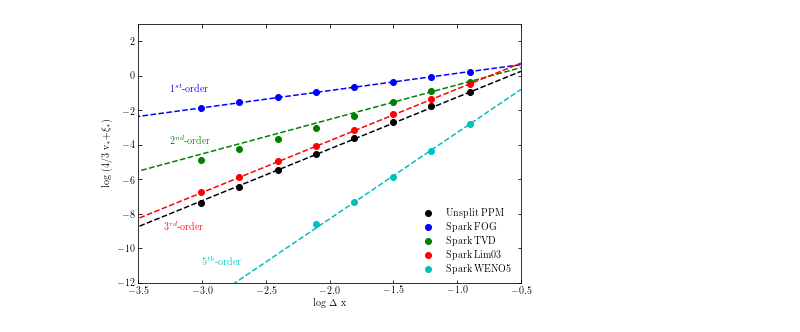
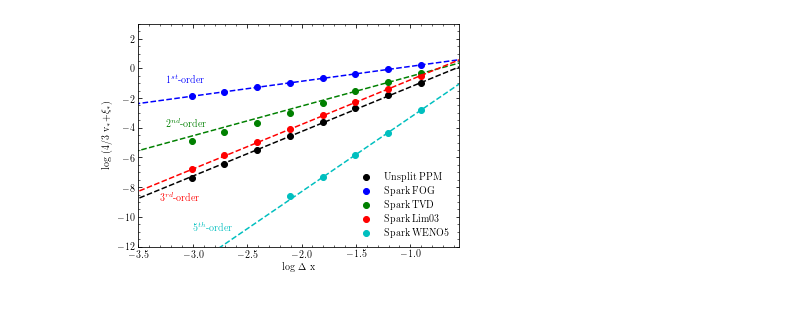
Before and after one commit to smcouch/INCITE_2018, a Jupyter notebook: figs/Convergence.ipynb, the cells around one changed output. Drawn from its saved outputs; the diff is of its cells as text; code cells hidden in the pictures.

Commit message:
update notebook plots

```diff
--- a/figs/Convergence.ipynb
+++ b/figs/Convergence.ipynb
@@ -174,6 +176,6 @@ lgdelx = np.linspace(-5,-0.5,20)
 # %%
 
-plt.figure(1)
+plt.figure(1,figsize=(5,3.5))
 #plt.title("Sound Wave, CFL=0.01")
 plt.xlabel(r'log $\Delta$ x')
 plt.ylabel(r'log (4/3 v$_{*}$+$\xi_{*}$)')
@@ -184,32 +186,36 @@ plt.plot(lgdelx, y, 'k--')
 plt.text(-3.25,-1, '$1^{st}$-order', color='b')
 
 plt.scatter(logdelx3, logdiss3, color = 'b', label = 'Spark FOG')
 y = [dx+1.1313 for dx in lgdelx]
 plt.plot(lgdelx,y, 'b--')
 plt.text(-3.25,-4, '$2^{nd}$-order', color='g')
 
 plt.scatter(logdelx4, logdiss4, color = 'g', label = 'Spark TVD')
 y = [2.*dx+1.46009 for dx in lgdelx]
 plt.plot(lgdelx,y, 'g--')
 plt.text(-3.3,-9, '$3^{rd}$-order', color='r')
 
 plt.scatter(logdelx6, logdiss6, color = 'r', label = 'Spark Lim03')
 y = [3.*dx+2.222 for dx in lgdelx]
 plt.plot(lgdelx,y, 'r--')
 
 plt.scatter(logdelx7, logdiss7, color = 'c', label = 'Spark WENO5')
 y = [5.*dx+1.69518 for dx in lgdelx]
 plt.plot(lgdelx, y, 'c--')
 
 #plt.scatter(logdelx8, logdiss8, color = 'm', label = 'Spark MP5')
 y = [5.*dx+1.64244 for dx in lgdelx]
 #plt.plot(lgdelx,y,'m--')
 plt.text(-3.,-11, '$5^{th}$-order', color='c')
 
+ax1 = plt.subplot(111)
+ax1.yaxis.set_minor_locator(AutoMinorLocator())
+ax1.xaxis.set_minor_locator(AutoMinorLocator())
+
 plt.legend(loc='lower right', frameon = False)
-plt.axis([-3.5,-0.5,-12,3])
+plt.axis([-3.5,-0.55,-12,3])
 
 plt.tight_layout(pad=0.2)
 plt.savefig("convergence.pdf")
 # %% [output]
-[figure, old version]
+[figure, new version]
```
Also changed, not shown: parts of 4 cells of this notebook, 1 other file.
